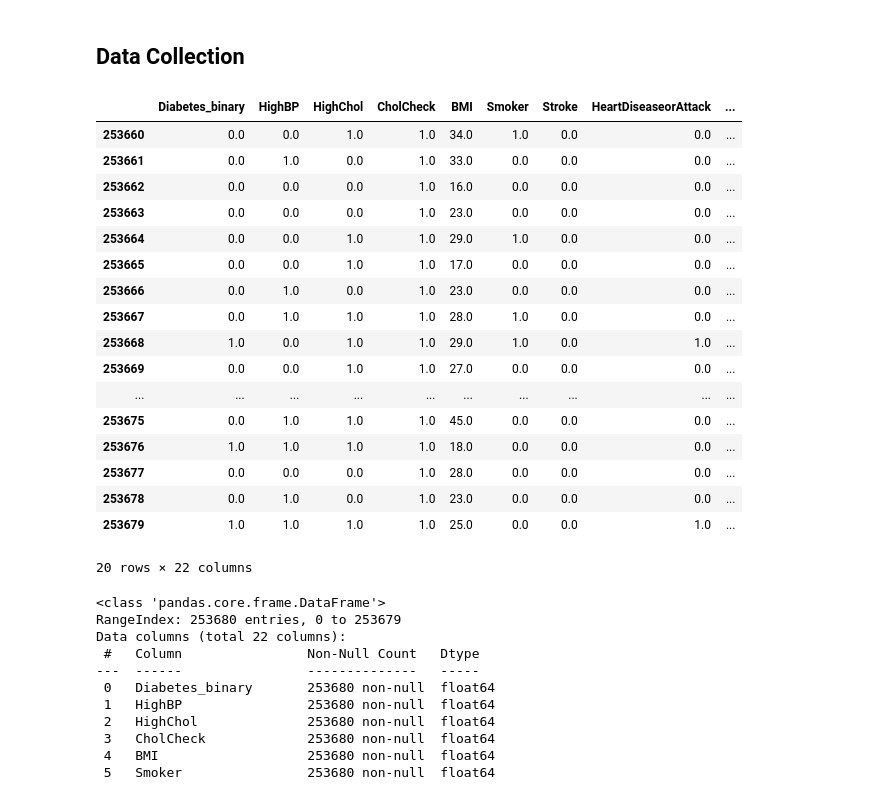
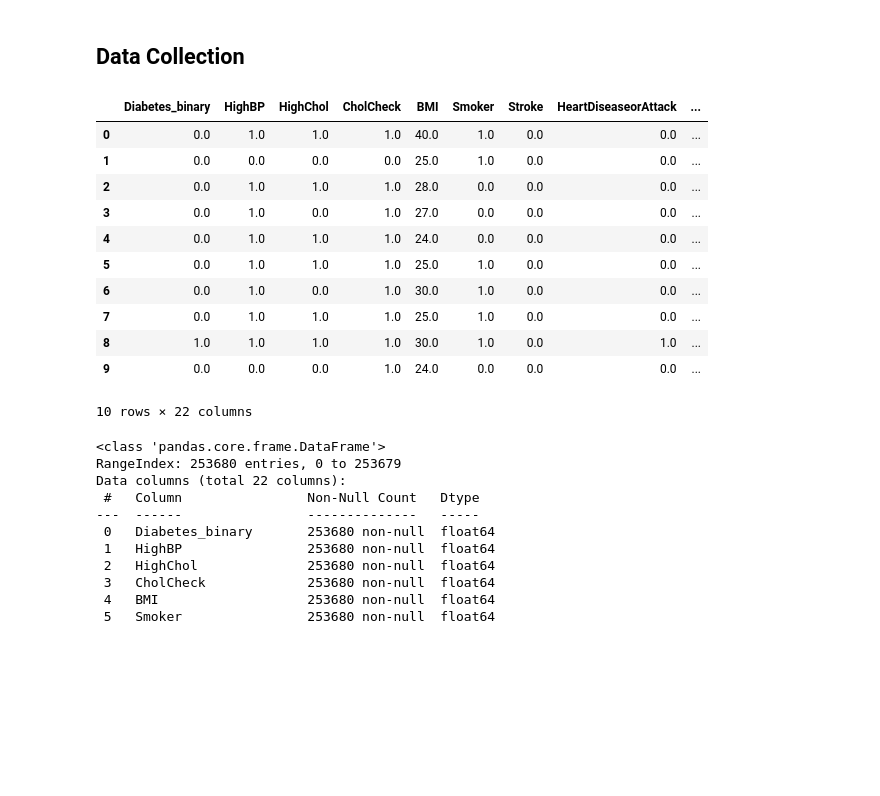
Before and after one commit to dzakimaulana/Diabetes-Risk-Assessment, a Jupyter notebook: DRA.ipynb, the cells around one changed output. Drawn from its saved outputs; the diff is of its cells as text; code cells hidden in the pictures; blank space fills up the shorter version.

```diff
--- a/DRA.ipynb
+++ b/DRA.ipynb
@@ -87,26 +87,21 @@ from google.colab import files
 # uploaded = files.upload()
 # %%
 data = pd.read_csv('diabetes_binary_health_indicators_BRFSS2015.csv')
-data.tail(20)
+headers = list(data.columns)
+data.head(10)
 # %% [output]
 |  | Diabetes_binary | HighBP | HighChol | CholCheck | BMI | Smoker | Stroke | HeartDiseaseorAttack | ... |
-| 253660 | 0.0 | 0.0 | 1.0 | 1.0 | 34.0 | 1.0 | 0.0 | 0.0 | ... |
-| 253661 | 0.0 | 1.0 | 0.0 | 1.0 | 33.0 | 0.0 | 0.0 | 0.0 | ... |
-| 253662 | 0.0 | 0.0 | 0.0 | 1.0 | 16.0 | 0.0 | 0.0 | 0.0 | ... |
-| 253663 | 0.0 | 0.0 | 0.0 | 1.0 | 23.0 | 0.0 | 0.0 | 0.0 | ... |
-| 253664 | 0.0 | 0.0 | 1.0 | 1.0 | 29.0 | 1.0 | 0.0 | 0.0 | ... |
-| 253665 | 0.0 | 0.0 | 1.0 | 1.0 | 17.0 | 0.0 | 0.0 | 0.0 | ... |
-| 253666 | 0.0 | 1.0 | 0.0 | 1.0 | 23.0 | 0.0 | 0.0 | 0.0 | ... |
-| 253667 | 0.0 | 1.0 | 1.0 | 1.0 | 28.0 | 1.0 | 0.0 | 0.0 | ... |
-| 253668 | 1.0 | 0.0 | 1.0 | 1.0 | 29.0 | 1.0 | 0.0 | 1.0 | ... |
-| 253669 | 0.0 | 0.0 | 1.0 | 1.0 | 27.0 | 0.0 | 0.0 | 0.0 | ... |
-| ... | ... | ... | ... | ... | ... | ... | ... | ... | ... |
-| 253675 | 0.0 | 1.0 | 1.0 | 1.0 | 45.0 | 0.0 | 0.0 | 0.0 | ... |
-| 253676 | 1.0 | 1.0 | 1.0 | 1.0 | 18.0 | 0.0 | 0.0 | 0.0 | ... |
-| 253677 | 0.0 | 0.0 | 0.0 | 1.0 | 28.0 | 0.0 | 0.0 | 0.0 | ... |
-| 253678 | 0.0 | 1.0 | 0.0 | 1.0 | 23.0 | 0.0 | 0.0 | 0.0 | ... |
-| 253679 | 1.0 | 1.0 | 1.0 | 1.0 | 25.0 | 0.0 | 0.0 | 1.0 | ... |
+| 0 | 0.0 | 1.0 | 1.0 | 1.0 | 40.0 | 1.0 | 0.0 | 0.0 | ... |
+| 1 | 0.0 | 0.0 | 0.0 | 0.0 | 25.0 | 1.0 | 0.0 | 0.0 | ... |
+| 2 | 0.0 | 1.0 | 1.0 | 1.0 | 28.0 | 0.0 | 0.0 | 0.0 | ... |
+| 3 | 0.0 | 1.0 | 0.0 | 1.0 | 27.0 | 0.0 | 0.0 | 0.0 | ... |
+| 4 | 0.0 | 1.0 | 1.0 | 1.0 | 24.0 | 0.0 | 0.0 | 0.0 | ... |
+| 5 | 0.0 | 1.0 | 1.0 | 1.0 | 25.0 | 1.0 | 0.0 | 0.0 | ... |
+| 6 | 0.0 | 1.0 | 0.0 | 1.0 | 30.0 | 1.0 | 0.0 | 0.0 | ... |
+| 7 | 0.0 | 1.0 | 1.0 | 1.0 | 25.0 | 1.0 | 0.0 | 0.0 | ... |
+| 8 | 1.0 | 1.0 | 1.0 | 1.0 | 30.0 | 1.0 | 0.0 | 1.0 | ... |
+| 9 | 0.0 | 0.0 | 0.0 | 1.0 | 24.0 | 0.0 | 0.0 | 0.0 | ... |
-20 rows × 22 columns
+10 rows × 22 columns
 # %%
 data.info()
 # %% [output]
```
Also changed, not shown: parts of 12 cells of this notebook.
